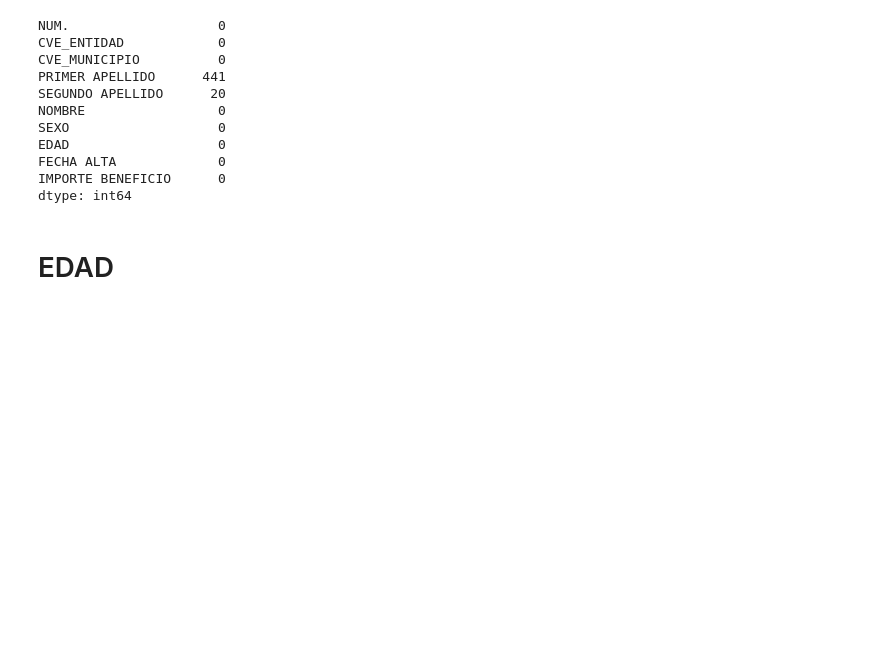
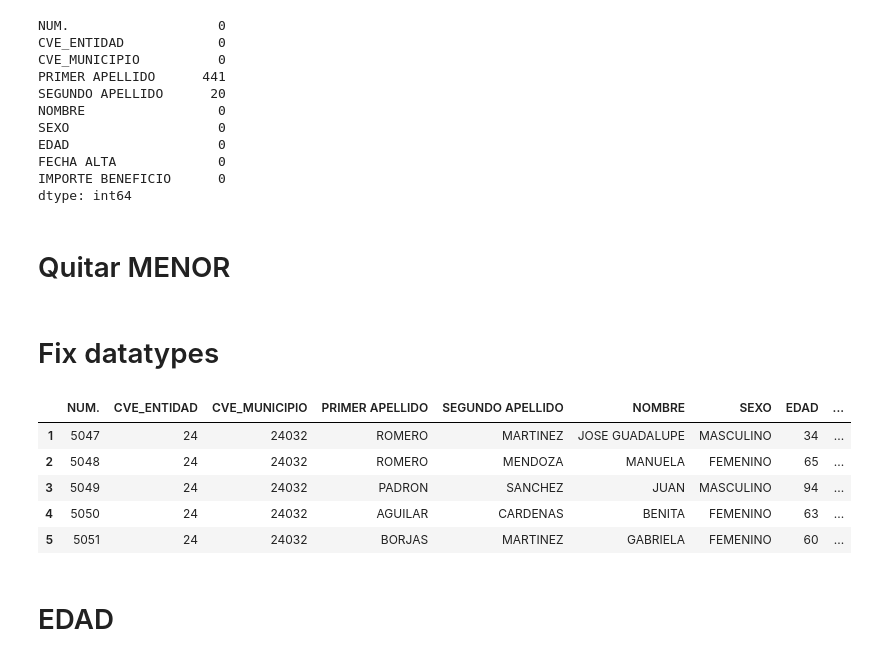
Before and after one commit to Daegas/datos_semisinteticos, a Jupyter notebook: notebooks/nombres.ipynb, the cells around one changed output. Drawn from its saved outputs; the diff is of its cells as text; code cells hidden in the pictures; blank space fills up the shorter version.

```diff
--- a/notebooks/nombres.ipynb
+++ b/notebooks/nombres.ipynb
@@ -69,9 +65,31 @@ EDAD                   0
 FECHA ALTA             0
 IMPORTE BENEFICIO      0
 dtype: int64
+# %% [markdown]
+# Quitar MENOR
 # %%
 # menores tiene MENOR en todos los campos
 df_nombres = df_nombres[df_nombres["EDAD"] != "MENOR"]
+# %% [markdown]
+# Fix datatypes
+# %%
+# fix data types
+df_nombres["NUM."] = df_nombres["NUM."].astype(float).astype(int)
+# nans in CVE_ENTIDAD set to 99
+df_nombres["CVE_ENTIDAD"] = df_nombres["CVE_ENTIDAD"].fillna(99)
+df_nombres["CVE_ENTIDAD"] = df_nombres["CVE_ENTIDAD"].astype(int)
+# nans in CVE_MUNICIPIO set to 999
+df_nombres["CVE_MUNICIPIO"] = df_nombres["CVE_MUNICIPIO"].fillna(999)
+df_nombres["CVE_MUNICIPIO"] = df_nombres["CVE_MUNICIPIO"].astype(int)
+
+df_nombres.head()
+# %% [output]
+|  | NUM. | CVE_ENTIDAD | CVE_MUNICIPIO | PRIMER APELLIDO | SEGUNDO APELLIDO | NOMBRE | SEXO | EDAD | ... |
+| 1 | 5047 | 24 | 24032 | ROMERO | MARTINEZ | JOSE GUADALUPE | MASCULINO | 34 | ... |
+| 2 | 5048 | 24 | 24032 | ROMERO | MENDOZA | MANUELA | FEMENINO | 65 | ... |
+| 3 | 5049 | 24 | 24032 | PADRON | SANCHEZ | JUAN | MASCULINO | 94 | ... |
+| 4 | 5050 | 24 | 24032 | AGUILAR | CARDENAS | BENITA | FEMENINO | 63 | ... |
+| 5 | 5051 | 24 | 24032 | BORJAS | MARTINEZ | GABRIELA | FEMENINO | 60 | ... |
 # %% [markdown]
 # EDAD
 # %%
```
Also changed, not shown: parts of 18 cells of this notebook, 10 other files.
